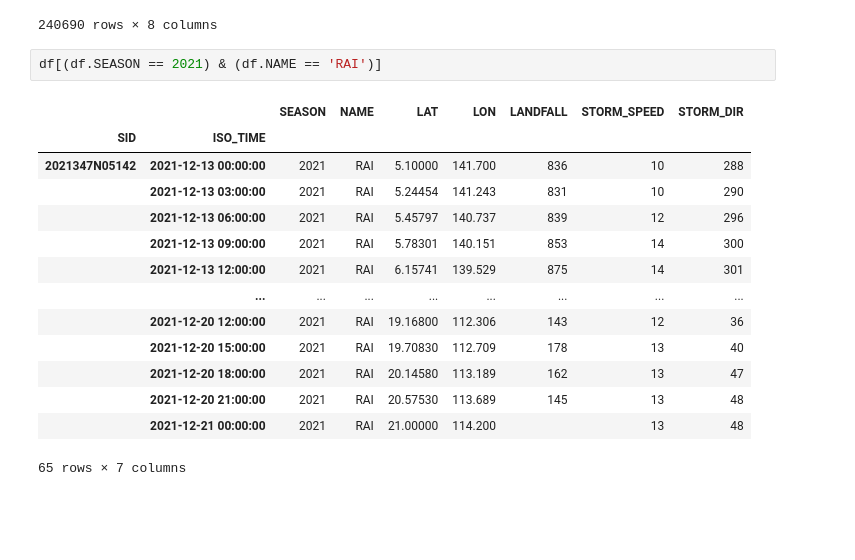
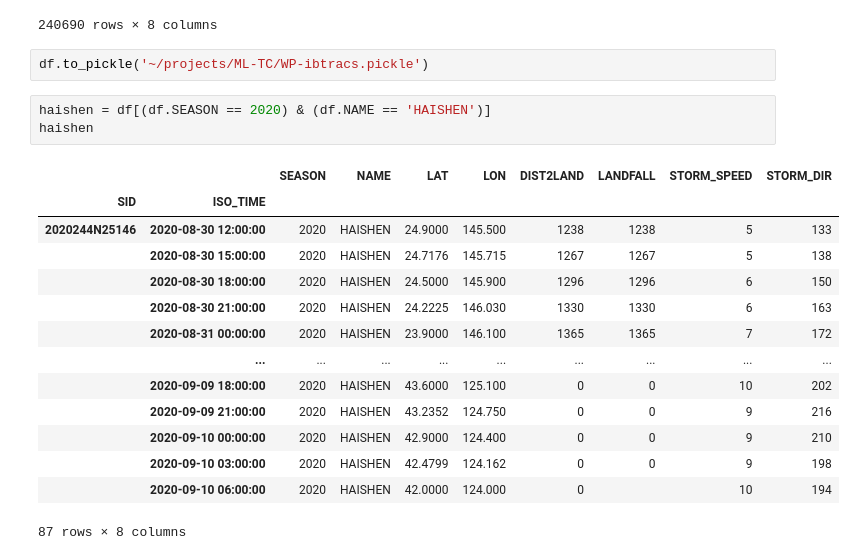
Before and after one commit to MetOffice/ML-TC, a Jupyter notebook: 00-data-engineering/parse_ibtracs.ipynb, the cells around one changed output. Cells and saved outputs as stored; diff of their text form; blank space fills up the shorter version.

```diff
--- a/00-data-engineering/parse_ibtracs.ipynb
+++ b/00-data-engineering/parse_ibtracs.ipynb
@@ -23,20 +30,23 @@ df
 |  | 2021-12-16 21:00:00 | 2021 | NOT_NAMED | 4.17547 | 103.500 | 11 | 0 | 10 | 267 |
 |  | 2021-12-17 00:00:00 | 2021 | NOT_NAMED | 4.15063 | 103.000 | 0 |  | 10 | 267 |
 240690 rows × 8 columns
+# %%
+df.to_pickle('~/projects/ML-TC/WP-ibtracs.pickle')
 # %%
-df[(df.SEASON == 2021) & (df.NAME == 'RAI')]
+haishen = df[(df.SEASON == 2020) & (df.NAME == 'HAISHEN')]
+haishen
 # %% [output]
-|  |  | SEASON | NAME | LAT | LON | LANDFALL | STORM_SPEED | STORM_DIR |
-| SID | ISO_TIME |  |  |  |  |  |  |  |
-| 2021347N05142 | 2021-12-13 00:00:00 | 2021 | RAI | 5.10000 | 141.700 | 836 | 10 | 288 |
-|  | 2021-12-13 03:00:00 | 2021 | RAI | 5.24454 | 141.243 | 831 | 10 | 290 |
-|  | 2021-12-13 06:00:00 | 2021 | RAI | 5.45797 | 140.737 | 839 | 12 | 296 |
-|  | 2021-12-13 09:00:00 | 2021 | RAI | 5.78301 | 140.151 | 853 | 14 | 300 |
-|  | 2021-12-13 12:00:00 | 2021 | RAI | 6.15741 | 139.529 | 875 | 14 | 301 |
-|  | ... | ... | ... | ... | ... | ... | ... | ... |
-|  | 2021-12-20 12:00:00 | 2021 | RAI | 19.16800 | 112.306 | 143 | 12 | 36 |
-|  | 2021-12-20 15:00:00 | 2021 | RAI | 19.70830 | 112.709 | 178 | 13 | 40 |
-|  | 2021-12-20 18:00:00 | 2021 | RAI | 20.14580 | 113.189 | 162 | 13 | 47 |
-|  | 2021-12-20 21:00:00 | 2021 | RAI | 20.57530 | 113.689 | 145 | 13 | 48 |
-|  | 2021-12-21 00:00:00 | 2021 | RAI | 21.00000 | 114.200 |  | 13 | 48 |
+|  |  | SEASON | NAME | LAT | LON | DIST2LAND | LANDFALL | STORM_SPEED | STORM_DIR |
+| SID | ISO_TIME |  |  |  |  |  |  |  |  |
+| 2020244N25146 | 2020-08-30 12:00:00 | 2020 | HAISHEN | 24.9000 | 145.500 | 1238 | 1238 | 5 | 133 |
+|  | 2020-08-30 15:00:00 | 2020 | HAISHEN | 24.7176 | 145.715 | 1267 | 1267 | 5 | 138 |
+|  | 2020-08-30 18:00:00 | 2020 | HAISHEN | 24.5000 | 145.900 | 1296 | 1296 | 6 | 150 |
+|  | 2020-08-30 21:00:00 | 2020 | HAISHEN | 24.2225 | 146.030 | 1330 | 1330 | 6 | 163 |
+|  | 2020-08-31 00:00:00 | 2020 | HAISHEN | 23.9000 | 146.100 | 1365 | 1365 | 7 | 172 |
+|  | ... | ... | ... | ... | ... | ... | ... | ... | ... |
+|  | 2020-09-09 18:00:00 | 2020 | HAISHEN | 43.6000 | 125.100 | 0 | 0 | 10 | 202 |
+|  | 2020-09-09 21:00:00 | 2020 | HAISHEN | 43.2352 | 124.750 | 0 | 0 | 9 | 216 |
+|  | 2020-09-10 00:00:00 | 2020 | HAISHEN | 42.9000 | 124.400 | 0 | 0 | 9 | 210 |
+|  | 2020-09-10 03:00:00 | 2020 | HAISHEN | 42.4799 | 124.162 | 0 | 0 | 9 | 198 |
+|  | 2020-09-10 06:00:00 | 2020 | HAISHEN | 42.0000 | 124.000 | 0 |  | 10 | 194 |
-65 rows × 7 columns
+87 rows × 8 columns
```
Also changed, not shown: parts of 17 cells of this notebook, 1 other file.
